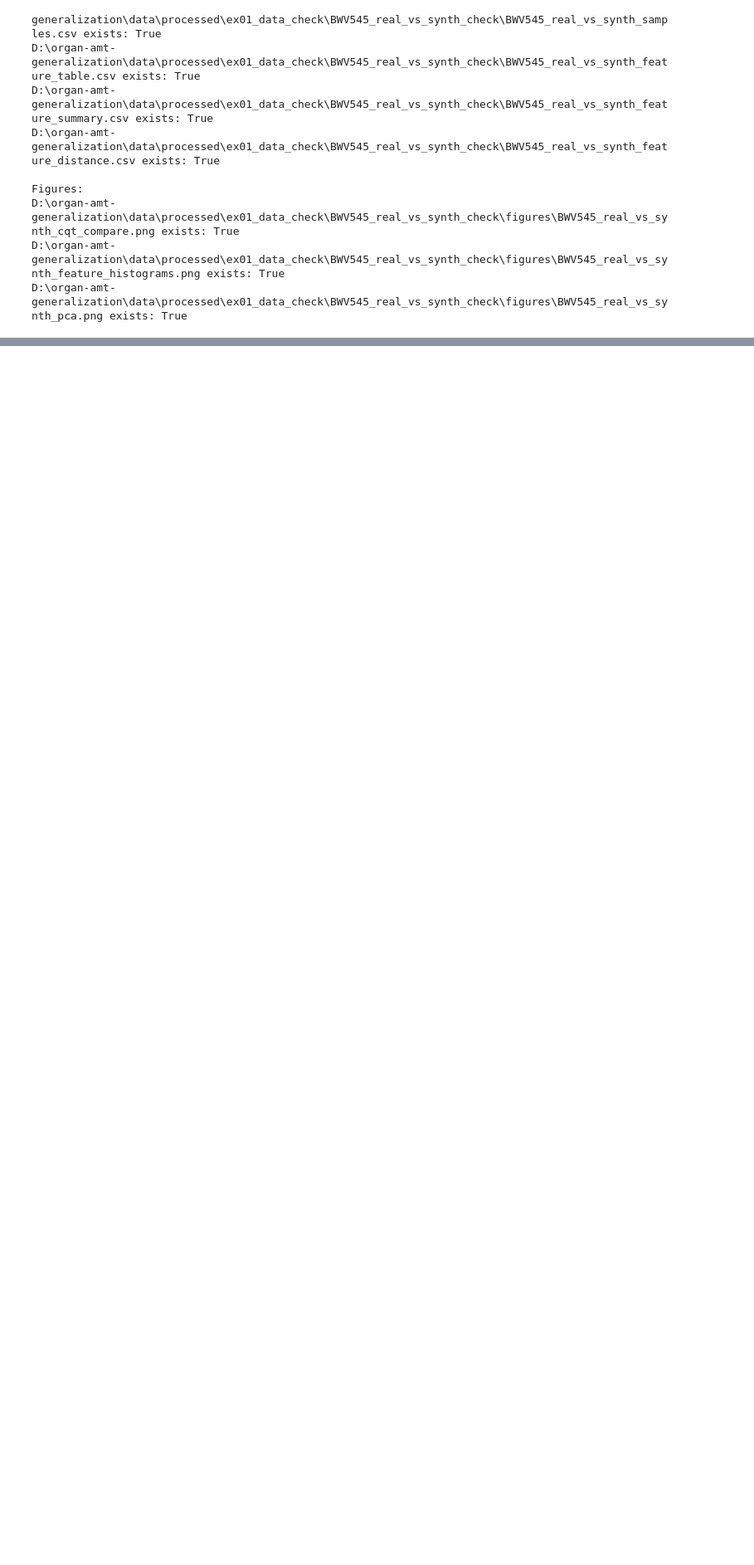
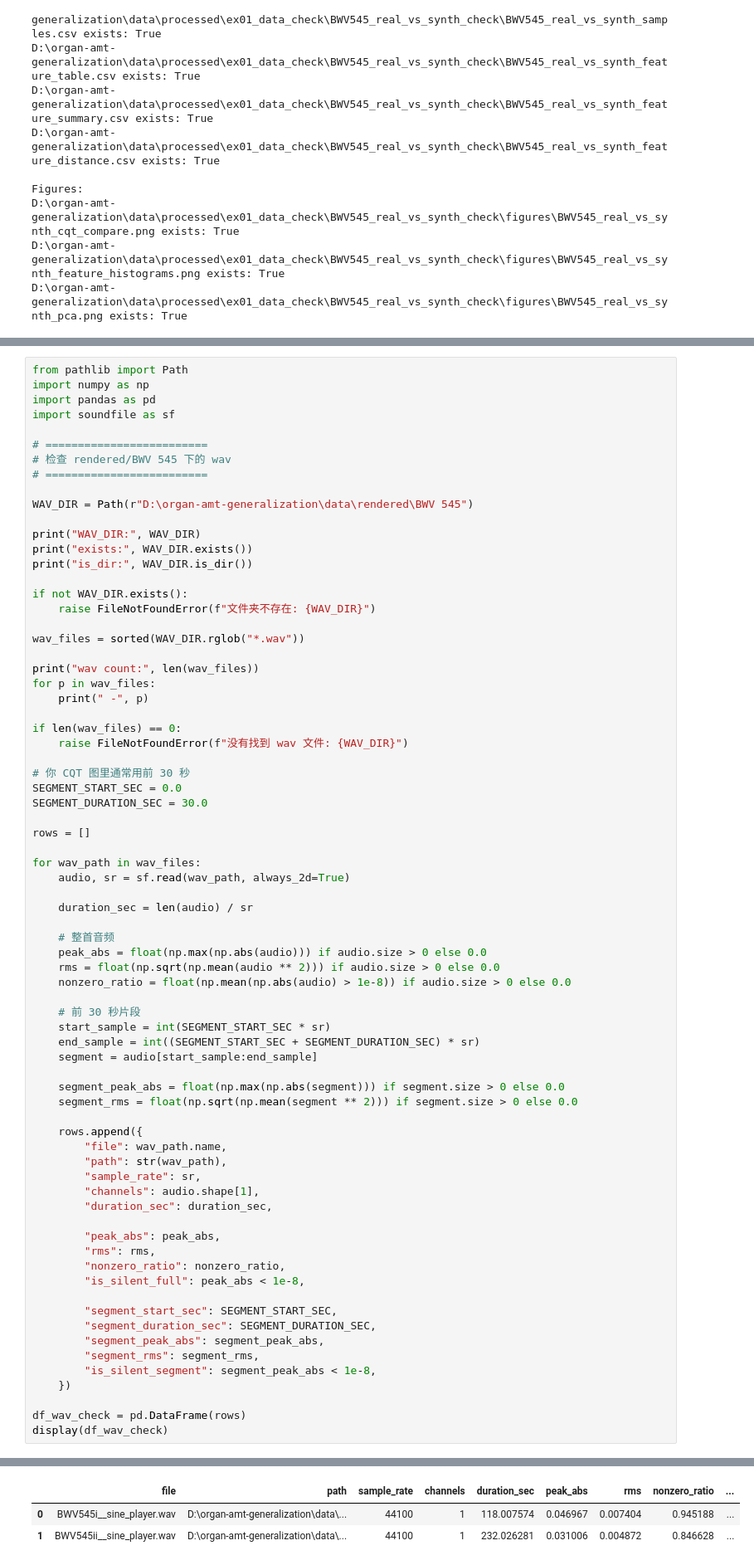
Before and after one commit to Blumine514/organ-amt-generalization, a Jupyter notebook: notebooks/ex01notebook/01_BWV545_real_vs_synth_check.ipynb, the cells around one changed output, grey strips where cells are left out. Shown at 83% size. Saved outputs shown, nothing was run; the diff lists cells and outputs as text; blank space fills up the shorter version.

```diff
--- a/notebooks/ex01notebook/01_BWV545_real_vs_synth_check.ipynb
+++ b/notebooks/ex01notebook/01_BWV545_real_vs_synth_check.ipynb
@@ -1017,0 +1221,74 @@ D:\organ-amt-generalization\data\processed\ex01_data_check\BWV545_real_vs_synth_
+# %%
+from pathlib import Path
+import numpy as np
+import pandas as pd
+import soundfile as sf
+
+# =========================
+# 检查 rendered/BWV 545 下的 wav
+# =========================
+
+WAV_DIR = Path(r"D:\organ-amt-generalization\data\rendered\BWV 545")
+
+print("WAV_DIR:", WAV_DIR)
+print("exists:", WAV_DIR.exists())
+print("is_dir:", WAV_DIR.is_dir())
+
+if not WAV_DIR.exists():
+    raise FileNotFoundError(f"文件夹不存在: {WAV_DIR}")
+
+wav_files = sorted(WAV_DIR.rglob("*.wav"))
+
+print("wav count:", len(wav_files))
+for p in wav_files:
+    print(" -", p)
+
+if len(wav_files) == 0:
+    raise FileNotFoundError(f"没有找到 wav 文件: {WAV_DIR}")
+
+# 你 CQT 图里通常用前 30 秒
+SEGMENT_START_SEC = 0.0
+SEGMENT_DURATION_SEC = 30.0
+
+rows = []
+
+for wav_path in wav_files:
+    audio, sr = sf.read(wav_path, always_2d=True)
+
+    duration_sec = len(audio) / sr
+
+    # 整首音频
+    peak_abs = float(np.max(np.abs(audio))) if audio.size > 0 else 0.0
+    rms = float(np.sqrt(np.mean(audio ** 2))) if audio.size > 0 else 0.0
+    nonzero_ratio = float(np.mean(np.abs(audio) > 1e-8)) if audio.size > 0 else 0.0
+
+    # 前 30 秒片段
+    start_sample = int(SEGMENT_START_SEC * sr)
+    end_sample = int((SEGMENT_START_SEC + SEGMENT_DURATION_SEC) * sr)
+    segment = audio[start_sample:end_sample]
+
+    segment_peak_abs = float(np.max(np.abs(segment))) if segment.size > 0 else 0.0
+    segment_rms = float(np.sqrt(np.mean(segment ** 2))) if segment.size > 0 else 0.0
+
+    rows.append({
+        "file": wav_path.name,
+        "path": str(wav_path),
+        "sample_rate": sr,
+        "channels": audio.shape[1],
+        "duration_sec": duration_sec,
+
+        "peak_abs": peak_abs,
+        "rms": rms,
+        "nonzero_ratio": nonzero_ratio,
+        "is_silent_full": peak_abs < 1e-8,
+
+        "segment_start_sec": SEGMENT_START_SEC,
+        "segment_duration_sec": SEGMENT_DURATION_SEC,
+        "segment_peak_abs": segment_peak_abs,
+        "segment_rms": segment_rms,
+        "is_silent_segment": segment_peak_abs < 1e-8,
+    })
+
+df_wav_check = pd.DataFrame(rows)
+display(df_wav_check)
+# %% [output]
@@ -1017,0 +1301,3 @@ D:\organ-amt-generalization\data\processed\ex01_data_check\BWV545_real_vs_synth_
+|  | file | path | sample_rate | channels | duration_sec | peak_abs | rms | nonzero_ratio | ... |
+| 0 | BWV545i__sine_player.wav | D:\organ-amt-generalization\data\... | 44100 | 1 | 118.007574 | 0.046967 | 0.007404 | 0.945188 | ... |
+| 1 | BWV545ii__sine_player.wav | D:\organ-amt-generalization\data\... | 44100 | 1 | 232.026281 | 0.031006 | 0.004872 | 0.846628 | ... |
```
Also changed, not shown: parts of 6 cells of this notebook, 4 other files.
